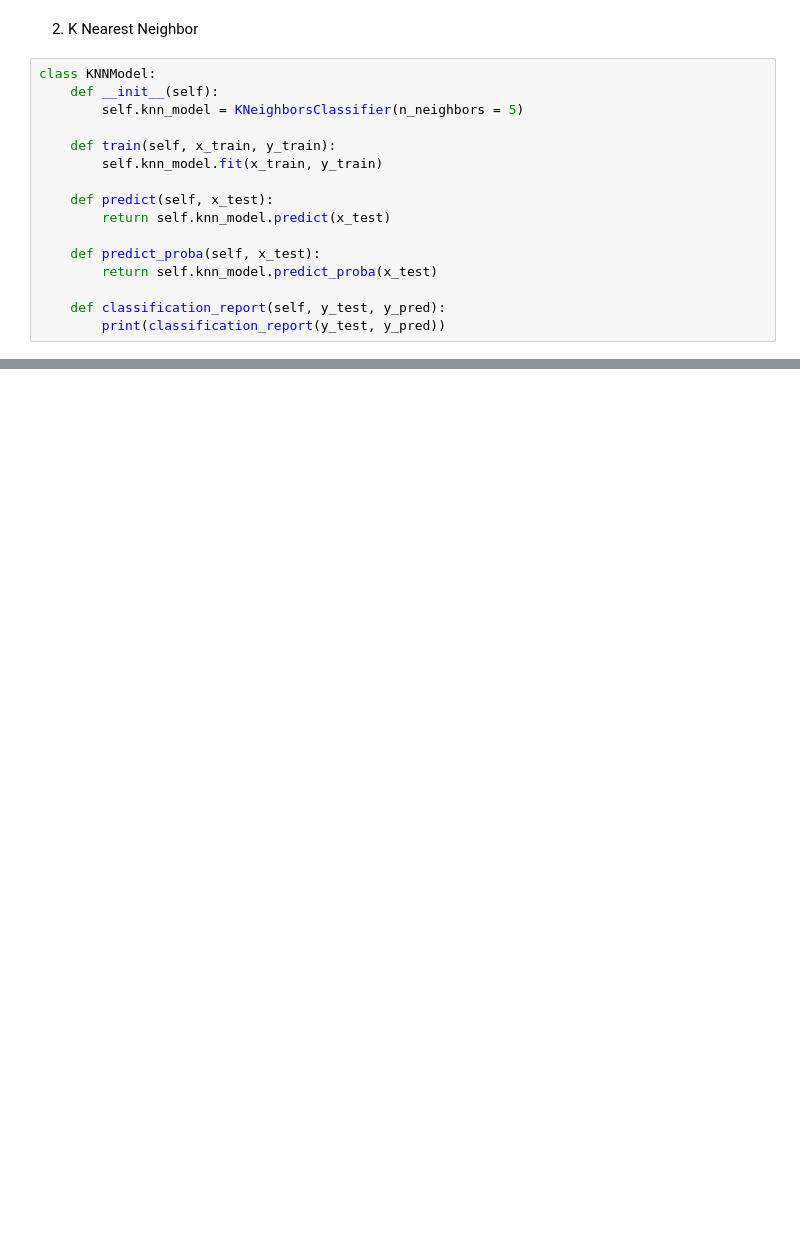
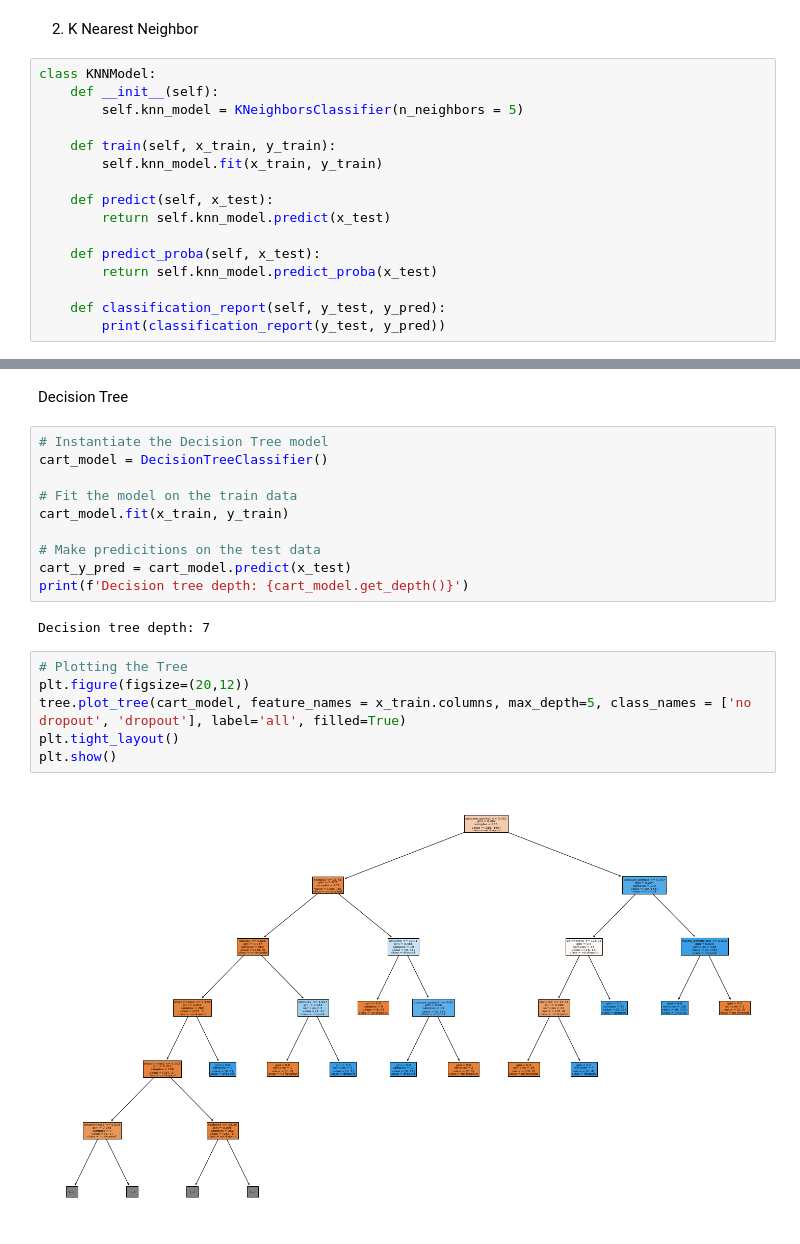
Before and after one commit to brunalos/breast-cancer-ml-project-2, a Jupyter notebook: breast_cancer_model.ipynb, the cells around one changed output, grey strips where cells are left out. Saved outputs shown, nothing was run; the diff lists cells and outputs as text; blank space fills up the shorter version.

Commit message:
feat: added other models

```diff
--- a/breast_cancer_model.ipynb
+++ b/breast_cancer_model.ipynb
@@ -237,0 +236,22 @@ weighted avg       0.94      0.94      0.94       114
+# %% [markdown]
+Decision Tree
+# %%
+# Instantiate the Decision Tree model
+cart_model = DecisionTreeClassifier()
+
+# Fit the model on the train data
+cart_model.fit(x_train, y_train)
+
+# Make predicitions on the test data
+cart_y_pred = cart_model.predict(x_test)
+print(f'Decision tree depth: {cart_model.get_depth()}')
+# %% [output]
+Decision tree depth: 7
+# %%
+# Plotting the Tree
+plt.figure(figsize=(20,12))
+tree.plot_tree(cart_model, feature_names = x_train.columns, max_depth=5, class_names = ['no dropout', 'dropout'], label='all', filled=True)
+plt.tight_layout()
+plt.show()
+# %% [output]
+[figure, added]
```
Also changed, not shown: parts of 19 cells of this notebook.
